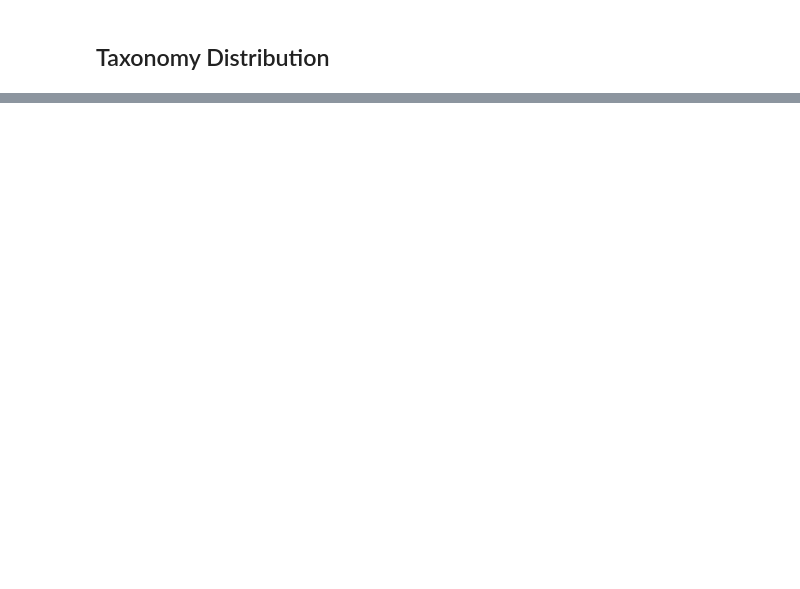
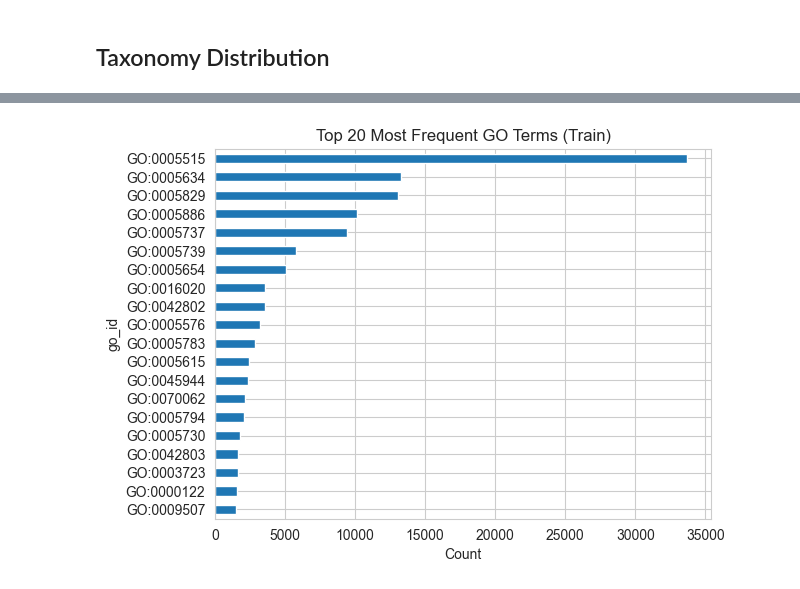
Before and after one commit to NavodWickramathunga/CAFA-6-Protein-Function-Prediction, a Jupyter notebook: 02_notebook/cafa6_baseline.ipynb, the cells around one changed output, grey strips where cells are left out. Cells and saved outputs as stored; diff of their text form; code cells hidden in the pictures; blank space fills up the shorter version.

```diff
--- a/02_notebook/cafa6_baseline.ipynb
+++ b/02_notebook/cafa6_baseline.ipynb
@@ -144,0 +236,6 @@ print(top_taxa.head(10))
+# %%
+train_terms = pd.read_csv(fr"{DATA_DIR}\Train\train_terms.tsv", sep="\t")
+train_terms.columns = ["protein_id", "go_id", "ontology"]
+
+print(train_terms.shape)
+print(train_terms.head())
@@ -144,0 +307,10 @@ print(top_taxa.head(10))
+# %%
+top_terms = train_terms["go_id"].value_counts().head(20)
+
+plt.figure()
+top_terms.sort_values().plot(kind="barh")
+plt.title("Top 20 Most Frequent GO Terms (Train)")
+plt.xlabel("Count")
+plt.show()
+# %% [output]
+[figure, added]
```
Also changed, not shown: parts of 23 cells of this notebook, 42 other files.
